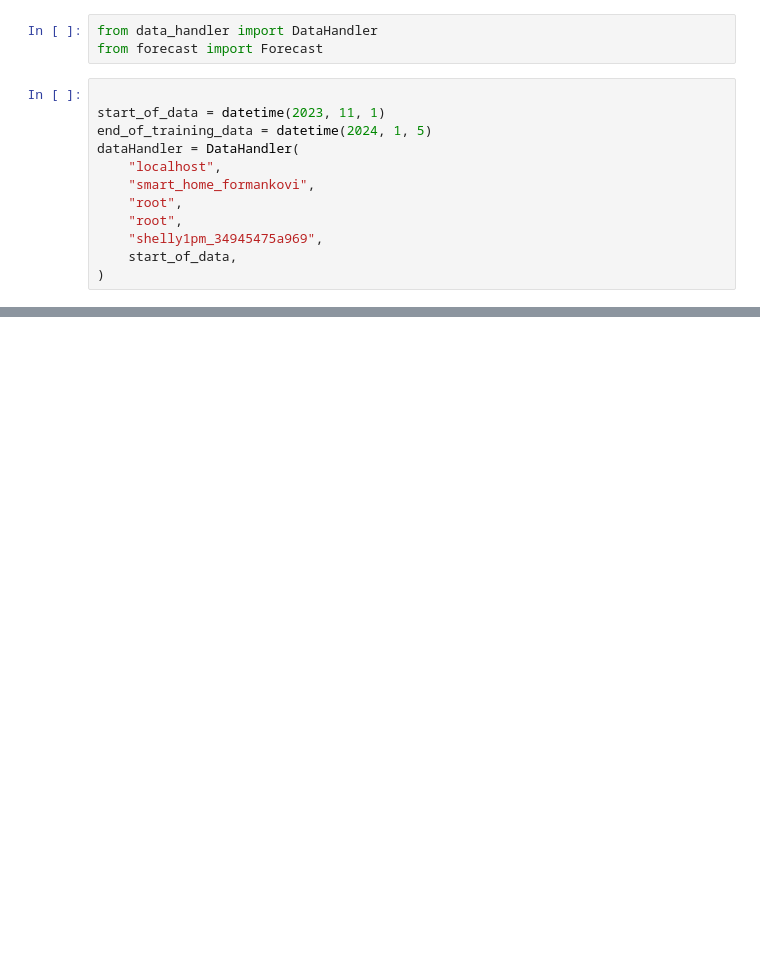
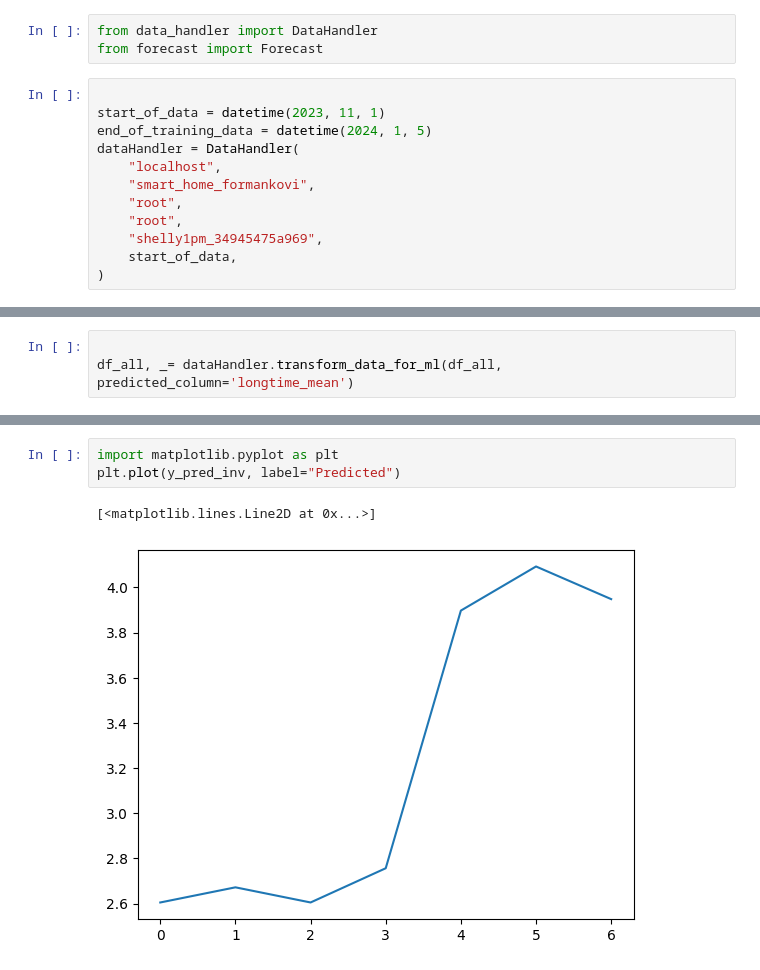
Before and after one commit to grinwi/smartboiler, a Jupyter notebook: src/smartboiler/test.ipynb, the cells around one changed output, grey strips where cells are left out. Saved outputs shown, nothing was run; the diff lists cells and outputs as text; blank space fills up the shorter version.

```diff
--- a/src/smartboiler/test.ipynb
+++ b/src/smartboiler/test.ipynb
@@ -160,0 +368,3 @@ plt.show()
+# %%
+
+df_all, _= dataHandler.transform_data_for_ml(df_all, predicted_column='longtime_mean')
@@ -160,0 +432,6 @@ plt.show()
+# %%
+import matplotlib.pyplot as plt
+plt.plot(y_pred_inv, label="Predicted")
+# %% [output]
+[<matplotlib.lines.Line2D at 0x...>]
+[figure, added]
```
Also changed, not shown: parts of 21 cells of this notebook.
